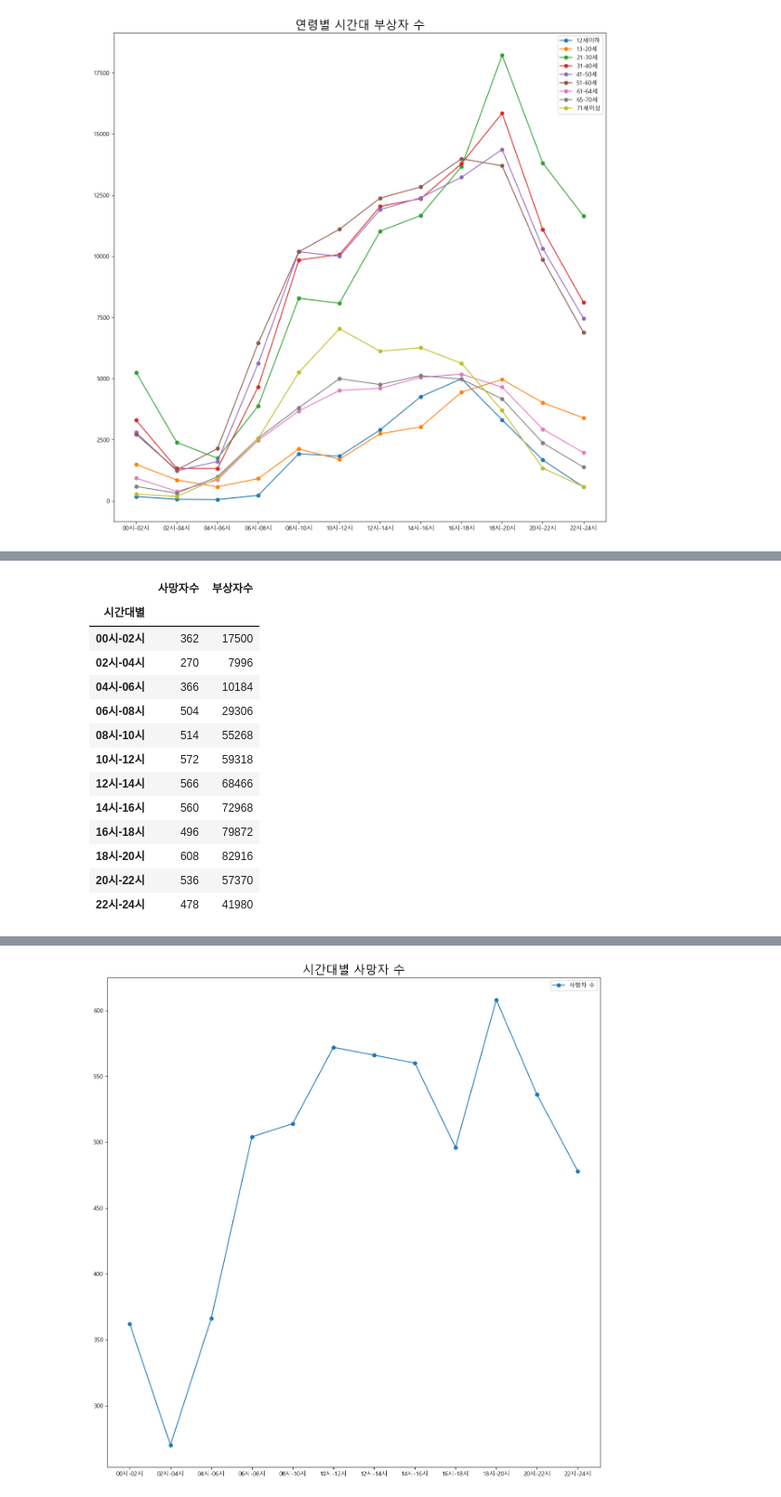
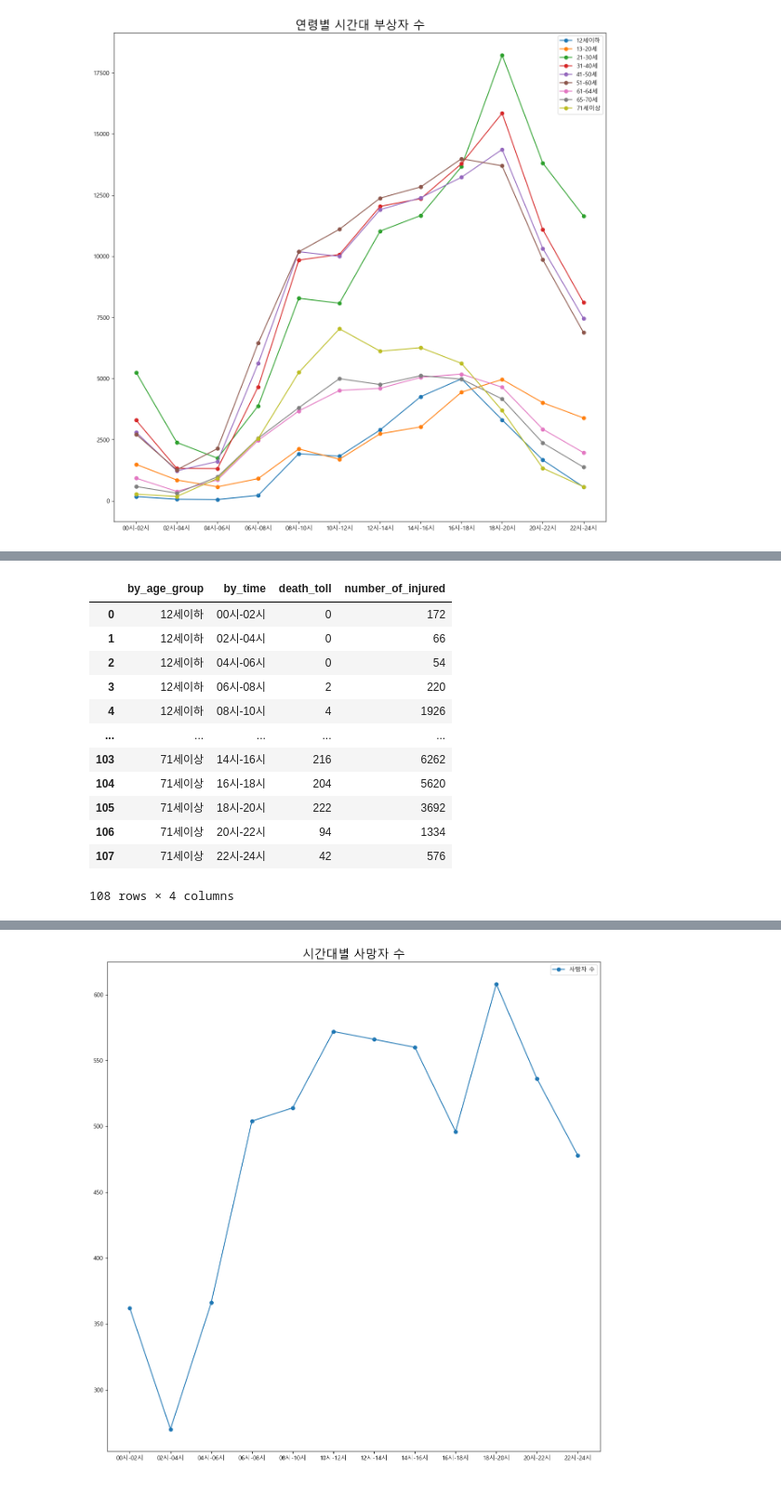
Before and after one commit to dalkey23/elice_data_project, a Jupyter notebook: 연령층별 시간대별 사상자.ipynb, the cells around one changed output, grey strips where cells are left out. Shown at 93% size. Drawn from its saved outputs; the diff is of its cells as text; code cells hidden in the pictures.

```diff
--- a/연령층별 시간대별 사상자.ipynb
+++ b/연령층별 시간대별 사상자.ipynb
@@ -173,19 +190,24 @@ plt.show()
+# %%
+df_group = df_group.reset_index()
+# %%
+df_group = df_group.rename(columns = {'연령층별':'by_age_group','시간대별':'by_time','사망자수':'death_toll','부상자수':'number_of_injured'})
+# %%
+df_group
+# %% [output]
+|  | by_age_group | by_time | death_toll | number_of_injured |
+| 0 | 12세이하 | 00시-02시 | 0 | 172 |
+| 1 | 12세이하 | 02시-04시 | 0 | 66 |
+| 2 | 12세이하 | 04시-06시 | 0 | 54 |
+| 3 | 12세이하 | 06시-08시 | 2 | 220 |
+| 4 | 12세이하 | 08시-10시 | 4 | 1926 |
+| ... | ... | ... | ... | ... |
+| 103 | 71세이상 | 14시-16시 | 216 | 6262 |
+| 104 | 71세이상 | 16시-18시 | 204 | 5620 |
+| 105 | 71세이상 | 18시-20시 | 222 | 3692 |
+| 106 | 71세이상 | 20시-22시 | 94 | 1334 |
+| 107 | 71세이상 | 22시-24시 | 42 | 576 |
+108 rows × 4 columns
 # %%
 df_group2 = df.groupby('시간대별').sum()
 # %%
-df_group2
+df_group2 = df_group2.reset_index()
-# %% [output]
-|  | 사망자수 | 부상자수 |
-| 시간대별 |  |  |
-| 00시-02시 | 362 | 17500 |
-| 02시-04시 | 270 | 7996 |
-| 04시-06시 | 366 | 10184 |
-| 06시-08시 | 504 | 29306 |
-| 08시-10시 | 514 | 55268 |
-| 10시-12시 | 572 | 59318 |
-| 12시-14시 | 566 | 68466 |
-| 14시-16시 | 560 | 72968 |
-| 16시-18시 | 496 | 79872 |
-| 18시-20시 | 608 | 82916 |
-| 20시-22시 | 536 | 57370 |
-| 22시-24시 | 478 | 41980 |
```
Also changed, not shown: parts of 14 cells of this notebook, 4 other files.
